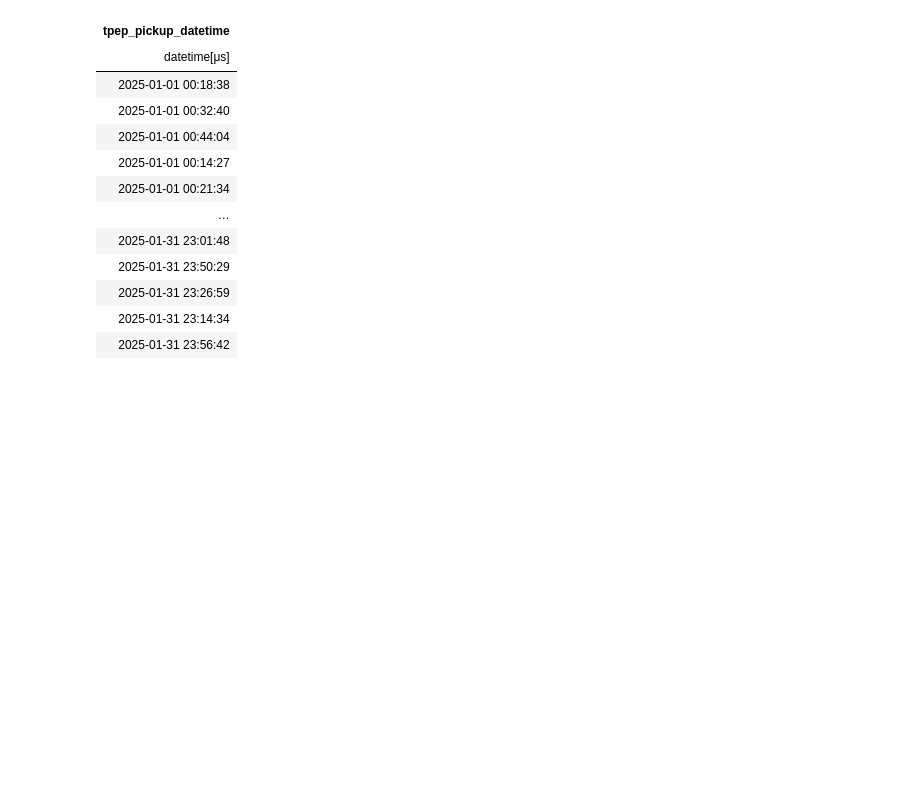
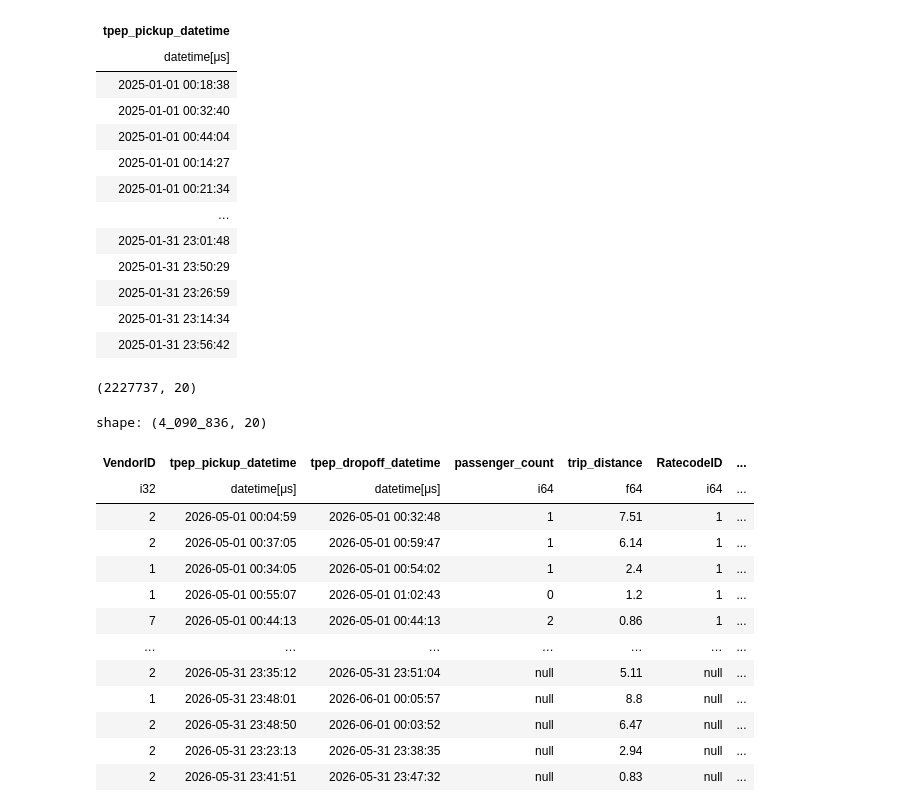
Before and after one commit to kon066/Techcatalyst-Capstone26-SPK, a Jupyter notebook: Data_profile/data_profile.ipynb, the cells around one changed output. Drawn from its saved outputs; the diff is of its cells as text; code cells hidden in the pictures; blank space fills up the shorter version.

```diff
--- a/Data_profile/data_profile.ipynb
+++ b/Data_profile/data_profile.ipynb
@@ -212,0 +269,22 @@ shape: (3_475_226, 1)
+# %%
+df_clean.shape
+# %% [output]
+(2227737, 20)
+# %%
+test3 = pl.read_parquet("s3://techcatalyst-de-2026/raw/yellow_taxi/yellow_tripdata_2026-05.parquet")
+test3
+# %% [output]
+shape: (4_090_836, 20)
+| VendorID | tpep_pickup_datetime | tpep_dropoff_datetime | passenger_count | trip_distance | RatecodeID | ... |
+| i32 | datetime[μs] | datetime[μs] | i64 | f64 | i64 | ... |
+| 2 | 2026-05-01 00:04:59 | 2026-05-01 00:32:48 | 1 | 7.51 | 1 | ... |
+| 2 | 2026-05-01 00:37:05 | 2026-05-01 00:59:47 | 1 | 6.14 | 1 | ... |
+| 1 | 2026-05-01 00:34:05 | 2026-05-01 00:54:02 | 1 | 2.4 | 1 | ... |
+| 1 | 2026-05-01 00:55:07 | 2026-05-01 01:02:43 | 0 | 1.2 | 1 | ... |
+| 7 | 2026-05-01 00:44:13 | 2026-05-01 00:44:13 | 2 | 0.86 | 1 | ... |
+| … | … | … | … | … | … | ... |
+| 2 | 2026-05-31 23:35:12 | 2026-05-31 23:51:04 | null | 5.11 | null | ... |
+| 1 | 2026-05-31 23:48:01 | 2026-06-01 00:05:57 | null | 8.8 | null | ... |
+| 2 | 2026-05-31 23:48:50 | 2026-06-01 00:03:52 | null | 6.47 | null | ... |
+| 2 | 2026-05-31 23:23:13 | 2026-05-31 23:38:35 | null | 2.94 | null | ... |
+| 2 | 2026-05-31 23:41:51 | 2026-05-31 23:47:32 | null | 0.83 | null | ... |
```
Also changed, not shown: parts of 5 cells of this notebook, 27 other files.
